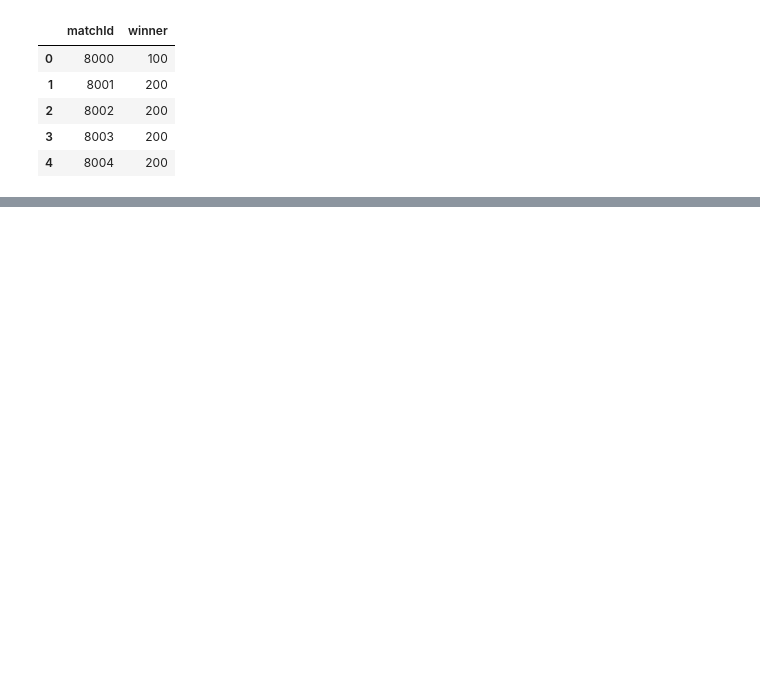
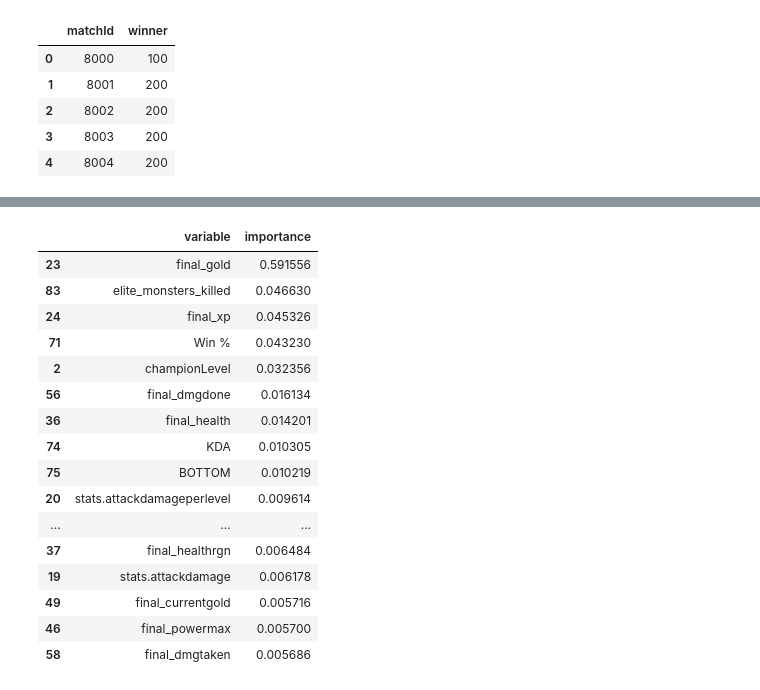
Before and after one commit to nss-data-science-cohort-6/kaggle_lol-elden-ring, a Jupyter notebook: notebooks/nn_prediction_models.ipynb, the cells around one changed output, grey strips where cells are left out. Cells and saved outputs as stored; diff of their text form; code cells hidden in the pictures; blank space fills up the shorter version.

```diff
--- a/notebooks/nn_prediction_models.ipynb
+++ b/notebooks/nn_prediction_models.ipynb
@@ -417,0 +447,5 @@ submission.head()
+# %%
+champion_wr_stats['Name'] = champion_wr_stats['Name'].str.lower()
+# %%
+# unfortunately can't match on 'teamPosition' and 'Role' due to some missing
+champion_wr_stats = champion_wr_stats.drop(columns=['Trend','Tier', 'Role']).groupby(['Name', 'Patch_Version']).mean().reset_index()
@@ -417,0 +466,2 @@ submission.head()
+# %%
+X_train_original = pd.read_csv('../data/participants_train.csv')
@@ -417,0 +520,9 @@ submission.head()
+# %%
+gbr_wr = Pipeline(
+    steps = [
+        #('scaler', MinMaxScaler()),
+        ('gb', GradientBoostingClassifier(n_estimators = 1000, learning_rate=0.01))
+    ]
+)
+
+gbr_wr.fit(X_train, y_train)
@@ -417,0 +551,25 @@ submission.head()
+# %%
+importances = pd.DataFrame({
+    'variable': gbr_wr.feature_names_in_,
+    'importance': gbr_wr['gb'].feature_importances_
+})
+
+importances.sort_values('importance', ascending = False).head(20)
+# %% [output]
+|  | variable | importance |
+| 23 | final_gold | 0.591556 |
+| 83 | elite_monsters_killed | 0.046630 |
+| 24 | final_xp | 0.045326 |
+| 71 | Win % | 0.043230 |
+| 2 | championLevel | 0.032356 |
+| 56 | final_dmgdone | 0.016134 |
+| 36 | final_health | 0.014201 |
+| 74 | KDA | 0.010305 |
+| 75 | BOTTOM | 0.010219 |
+| 20 | stats.attackdamageperlevel | 0.009614 |
+| ... | ... | ... |
+| 37 | final_healthrgn | 0.006484 |
+| 19 | stats.attackdamage | 0.006178 |
+| 49 | final_currentgold | 0.005716 |
+| 46 | final_powermax | 0.005700 |
+| 58 | final_dmgtaken | 0.005686 |
```
Also changed, not shown: parts of 20 cells of this notebook, 1 other file.
